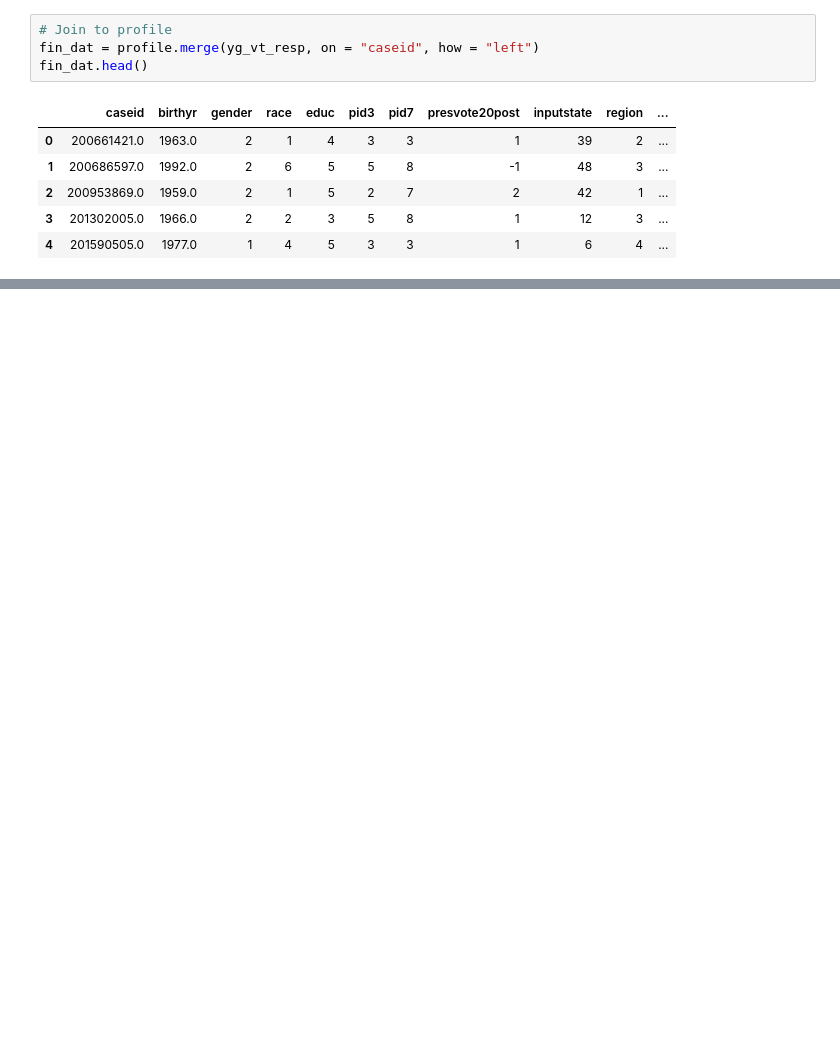
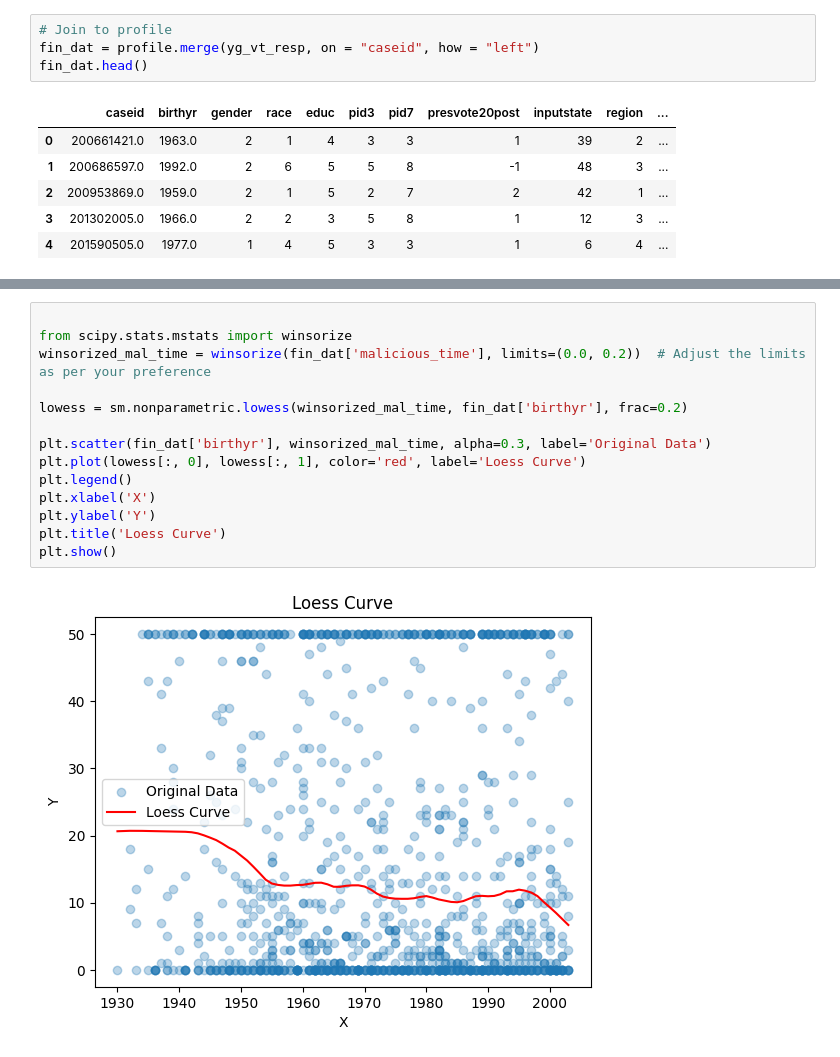
Before and after one commit to themains/bad_domains, a Jupyter notebook: scripts/04_digital_gap.ipynb, the cells around one changed output, grey strips where cells are left out. Cells and saved outputs as stored; diff of their text form; blank space fills up the shorter version.

```diff
--- a/scripts/04_digital_gap.ipynb
+++ b/scripts/04_digital_gap.ipynb
@@ -210,0 +264,16 @@ plt.show()
+# %%
+
+from scipy.stats.mstats import winsorize
+winsorized_mal_time = winsorize(fin_dat['malicious_time'], limits=(0.0, 0.2))  # Adjust the limits as per your preference
+
+lowess = sm.nonparametric.lowess(winsorized_mal_time, fin_dat['birthyr'], frac=0.2)
+
+plt.scatter(fin_dat['birthyr'], winsorized_mal_time, alpha=0.3, label='Original Data')
+plt.plot(lowess[:, 0], lowess[:, 1], color='red', label='Loess Curve')
+plt.legend()
+plt.xlabel('X')
+plt.ylabel('Y')
+plt.title('Loess Curve')
+plt.show()
+# %% [output]
+[figure, added]
```
Also changed, not shown: parts of 16 cells of this notebook.
